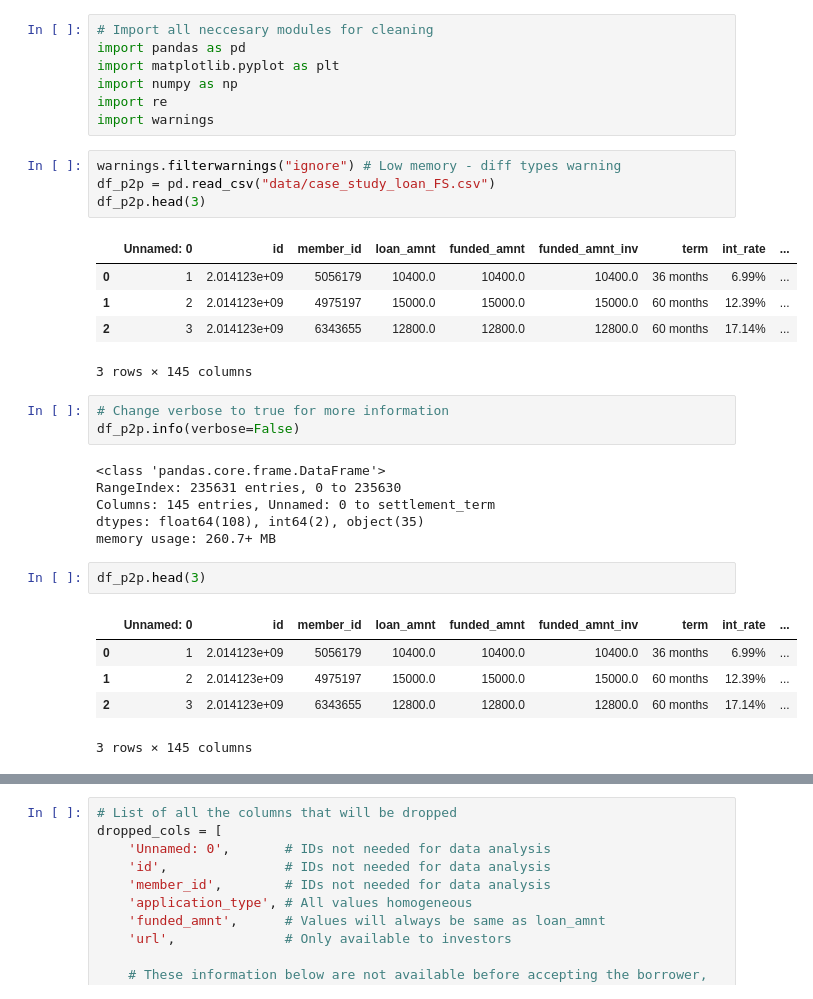
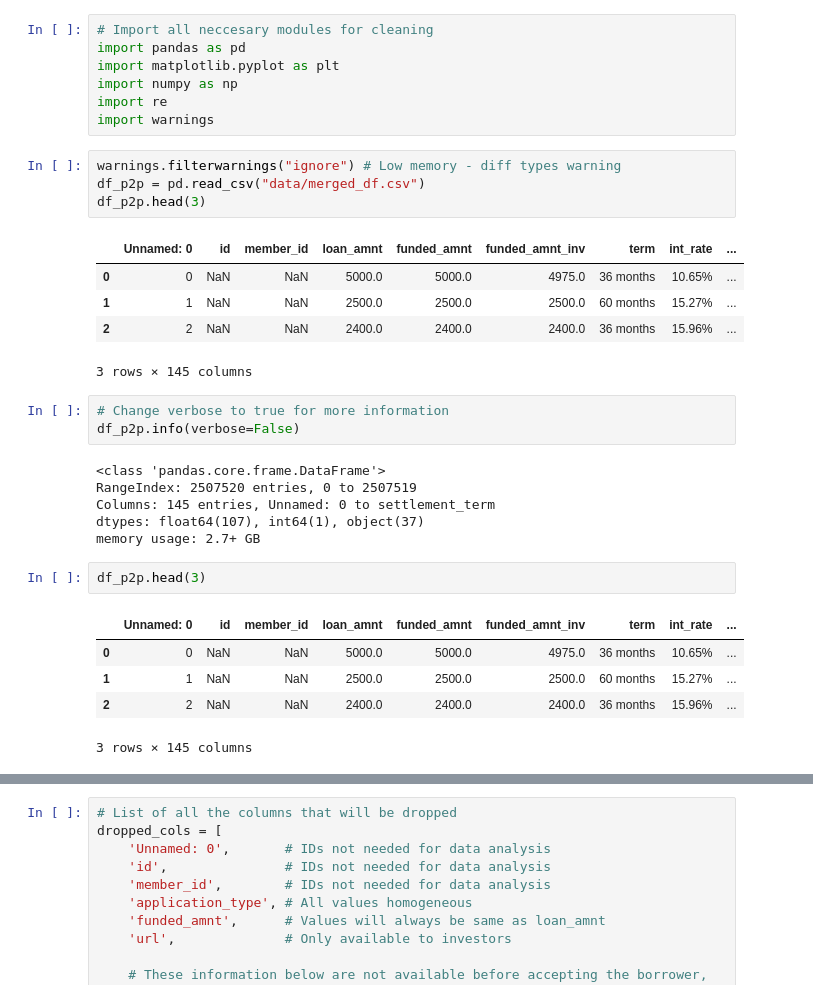
Before and after one commit to alan13519/P2PLending, a Jupyter notebook: P2P_EDA_Data_Cleaning.ipynb, the cells around one changed output, grey strips where cells are left out. Cells and saved outputs as stored; diff of their text form.

```diff
--- a/P2P_EDA_Data_Cleaning.ipynb
+++ b/P2P_EDA_Data_Cleaning.ipynb
@@ -7,30 +7,30 @@ import re
 import warnings
 # %%
 warnings.filterwarnings("ignore") # Low memory - diff types warning
-df_p2p = pd.read_csv("data/case_study_loan_FS.csv")
+df_p2p = pd.read_csv("data/merged_df.csv")
 df_p2p.head(3)
 # %% [output]
 |  | Unnamed: 0 | id | member_id | loan_amnt | funded_amnt | funded_amnt_inv | term | int_rate | ... |
-| 0 | 1 | 2.014123e+09 | 5056179 | 10400.0 | 10400.0 | 10400.0 | 36 months | 6.99% | ... |
-| 1 | 2 | 2.014123e+09 | 4975197 | 15000.0 | 15000.0 | 15000.0 | 60 months | 12.39% | ... |
-| 2 | 3 | 2.014123e+09 | 6343655 | 12800.0 | 12800.0 | 12800.0 | 60 months | 17.14% | ... |
+| 0 | 0 | NaN | NaN | 5000.0 | 5000.0 | 4975.0 | 36 months | 10.65% | ... |
+| 1 | 1 | NaN | NaN | 2500.0 | 2500.0 | 2500.0 | 60 months | 15.27% | ... |
+| 2 | 2 | NaN | NaN | 2400.0 | 2400.0 | 2400.0 | 36 months | 15.96% | ... |
 3 rows × 145 columns
 # %%
 # Change verbose to true for more information
 df_p2p.info(verbose=False)
 # %% [output]
 <class 'pandas.core.frame.DataFrame'>
-RangeIndex: 235631 entries, 0 to 235630
+RangeIndex: 2507520 entries, 0 to 2507519
 Columns: 145 entries, Unnamed: 0 to settlement_term
-dtypes: float64(108), int64(2), object(35)
-memory usage: 260.7+ MB
+dtypes: float64(107), int64(1), object(37)
+memory usage: 2.7+ GB
 # %%
 df_p2p.head(3)
 # %% [output]
 |  | Unnamed: 0 | id | member_id | loan_amnt | funded_amnt | funded_amnt_inv | term | int_rate | ... |
-| 0 | 1 | 2.014123e+09 | 5056179 | 10400.0 | 10400.0 | 10400.0 | 36 months | 6.99% | ... |
-| 1 | 2 | 2.014123e+09 | 4975197 | 15000.0 | 15000.0 | 15000.0 | 60 months | 12.39% | ... |
-| 2 | 3 | 2.014123e+09 | 6343655 | 12800.0 | 12800.0 | 12800.0 | 60 months | 17.14% | ... |
+| 0 | 0 | NaN | NaN | 5000.0 | 5000.0 | 4975.0 | 36 months | 10.65% | ... |
+| 1 | 1 | NaN | NaN | 2500.0 | 2500.0 | 2500.0 | 60 months | 15.27% | ... |
+| 2 | 2 | NaN | NaN | 2400.0 | 2400.0 | 2400.0 | 36 months | 15.96% | ... |
 3 rows × 145 columns
 # %%
 # Column description
```
Also changed, not shown: parts of 26 cells of this notebook, 1 other file.
